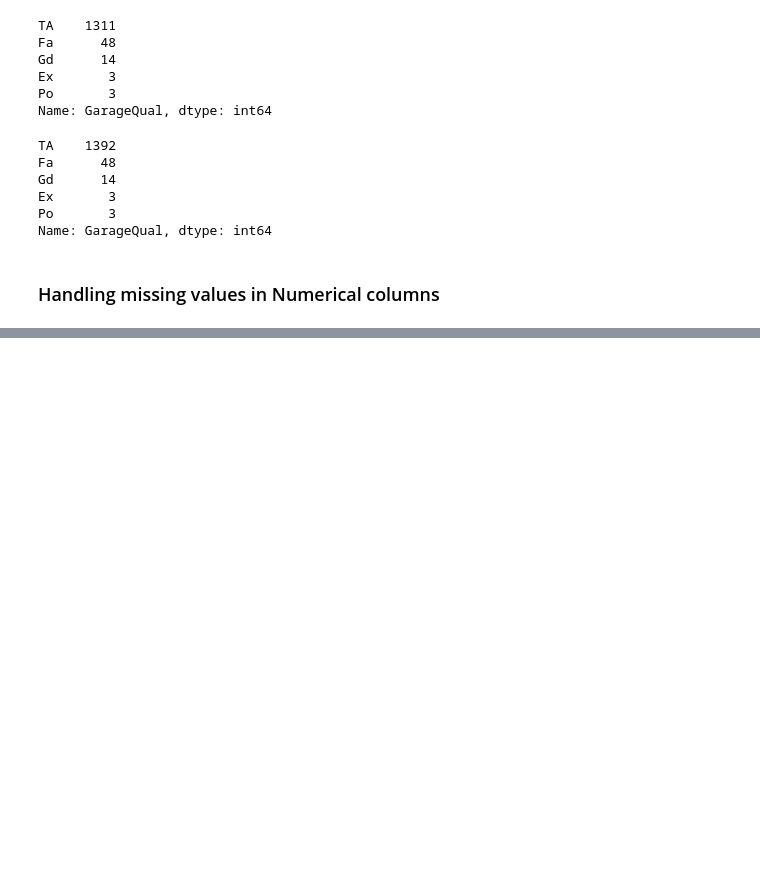
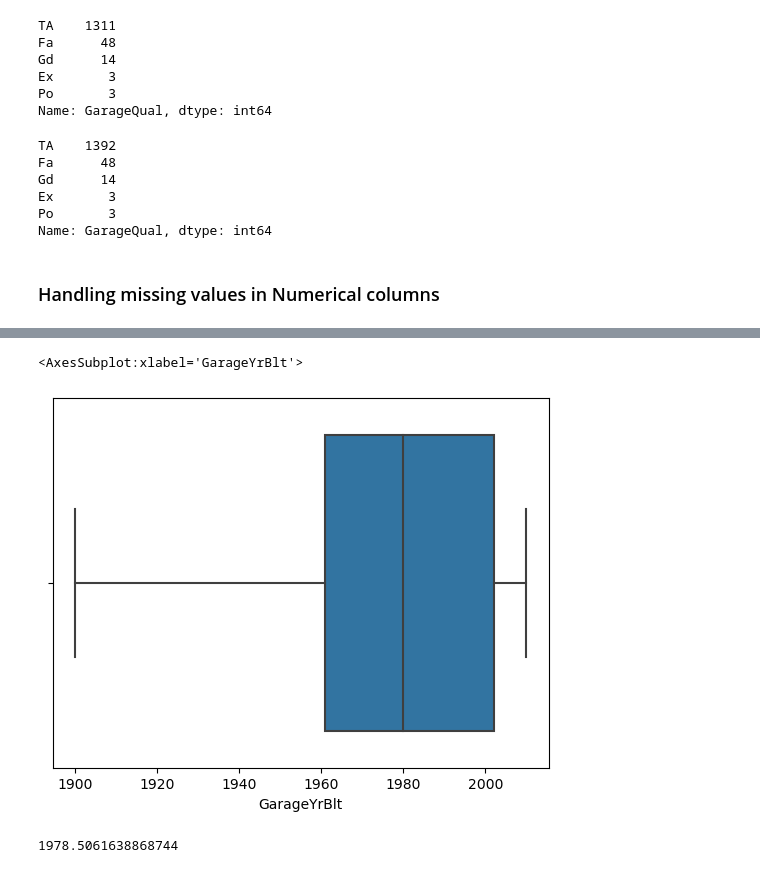
Before and after one commit to sreeprem/HousePricePrediction, a Jupyter notebook: Housing Prediction.ipynb, the cells around one changed output, grey strips where cells are left out. Cells and saved outputs as stored; diff of their text form; code cells hidden in the pictures; blank space fills up the shorter version.

```diff
--- a/Housing Prediction.ipynb
+++ b/Housing Prediction.ipynb
@@ -413,0 +460,15 @@ Name: GarageQual, dtype: int64
+# %%
+# Impute missing values in 'LotFrontage' with the median
+hp_df_cleaned['LotFrontage'] = hp_df_cleaned['LotFrontage'].fillna(median_LotFrontage)
+# %%
+# Check for outliers in 'GarageYrBlt' column using a box plot
+sns.boxplot(x=hp_df_cleaned['GarageYrBlt'])
+# %% [output]
+<AxesSubplot:xlabel='GarageYrBlt'>
+[figure, added]
+# %%
+# Calculate the mean of 'GarageYrBlt' column
+mean_GarageYrBlt = hp_df_cleaned['GarageYrBlt'].mean()
+mean_GarageYrBlt
+# %% [output]
+1978.5061638868744
```
Also changed, not shown: parts of 21 cells of this notebook.
